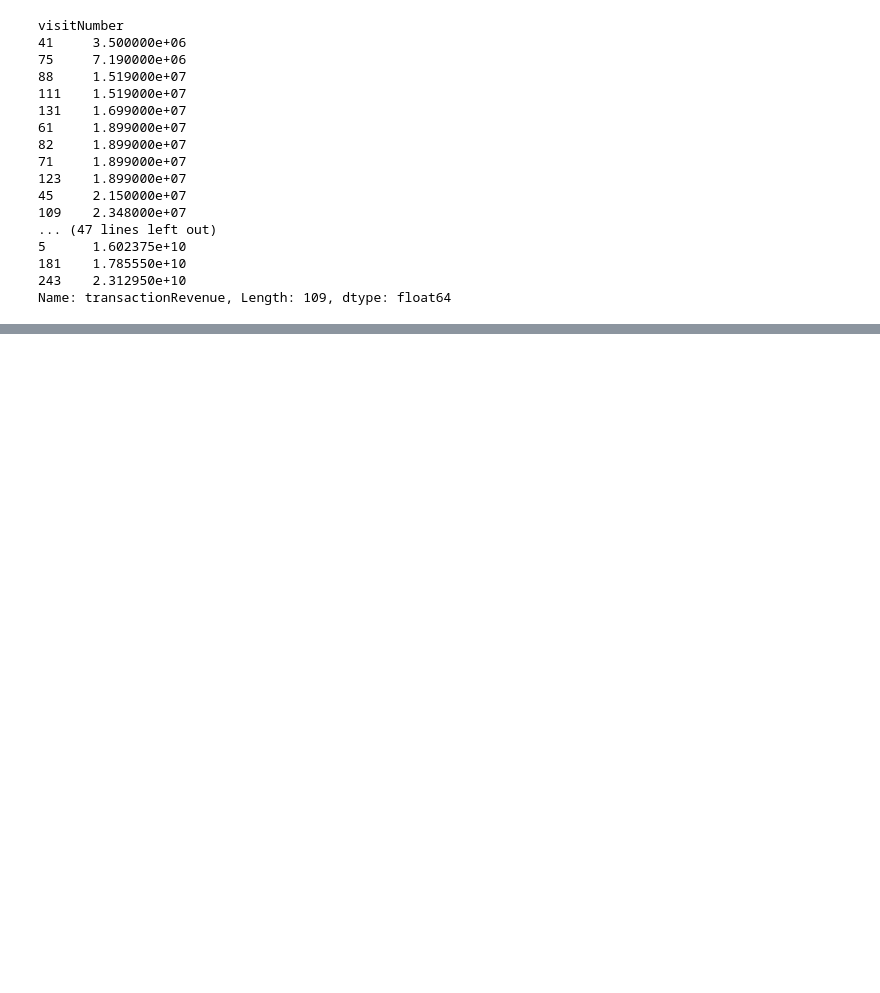
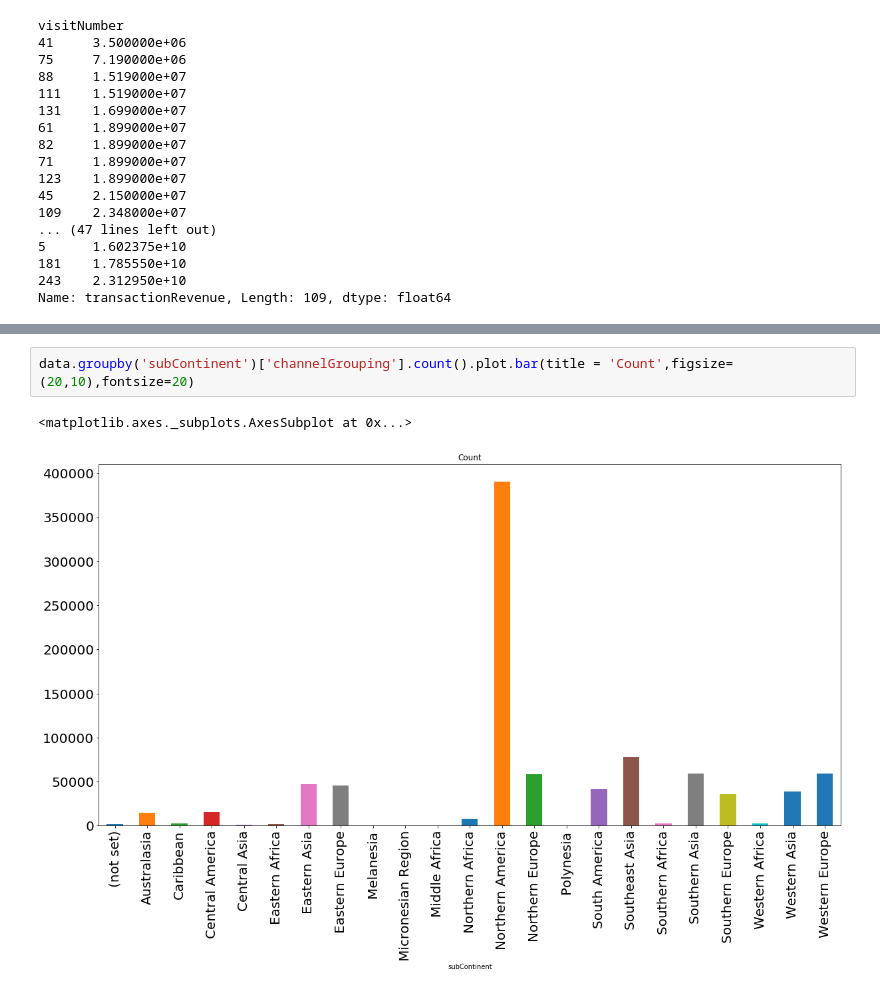
Before and after one commit to palash1512/google_analytics_kaggle, a Jupyter notebook: EDA2.ipynb, the cells around one changed output, grey strips where cells are left out. Cells and saved outputs as stored; diff of their text form; blank space fills up the shorter version.

```diff
--- a/EDA2.ipynb
+++ b/EDA2.ipynb
@@ -108,0 +132,5 @@ Name: transactionRevenue, Length: 109, dtype: float64
+# %%
+data.groupby('subContinent')['channelGrouping'].count().plot.bar(title = 'Count',figsize=(20,10),fontsize=20)
+# %% [output]
+<matplotlib.axes._subplots.AxesSubplot at 0x...>
+[figure, added]
```
Also changed, not shown: parts of 5 cells of this notebook.
